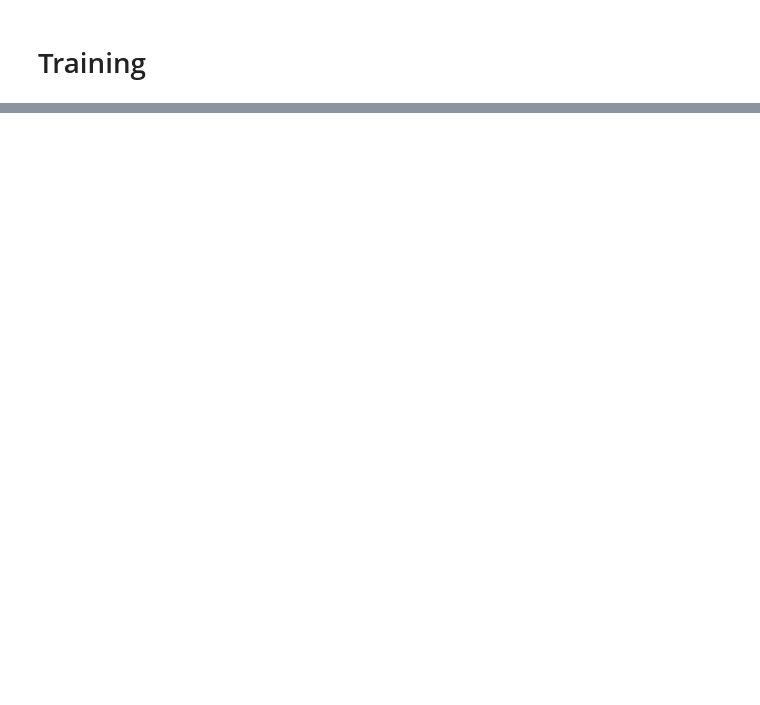
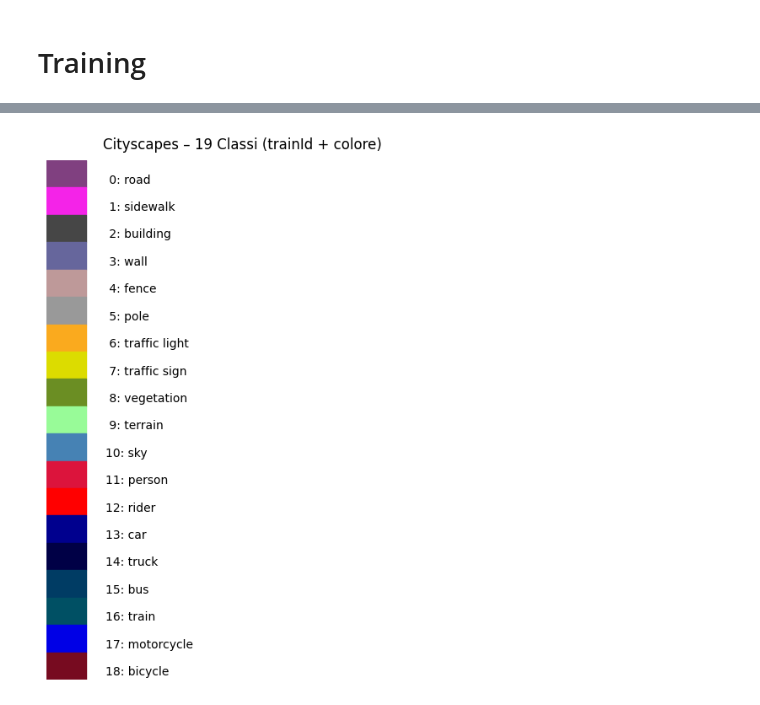
Before and after one commit to LorenzoBacchini/3D_perception_Project_1, a Jupyter notebook: U-Net.ipynb, the cells around one changed output, grey strips where cells are left out. Cells and saved outputs as stored; diff of their text form; code cells hidden in the pictures; blank space fills up the shorter version.

```diff
--- a/U-Net.ipynb
+++ b/U-Net.ipynb
@@ -271,0 +431,23 @@ for epoch in range(EPOCHS):
+# %%
+# Cytiscapes color map for the 19 classes (trainId)
+trainId2label = {
+     0:  ("road", (128, 64,128)),
+     1:  ("sidewalk", (244, 35,232)),
+     2:  ("building", (70, 70, 70)),
+     3:  ("wall", (102,102,156)),
+     4:  ("fence", (190,153,153)),
+     5:  ("pole", (153,153,153)),
+     6:  ("traffic light", (250,170, 30)),
+     7:  ("traffic sign", (220,220,  0)),
+     8:  ("vegetation", (107,142, 35)),
+     9:  ("terrain", (152,251,152)),
+    10: ("sky", (70,130,180)),
+    11: ("person", (220, 20, 60)),
+    12: ("rider", (255,  0,  0)),
+    13: ("car", (0,  0,142)),
+    14: ("truck", (0,  0, 70)),
+    15: ("bus", (0, 60,100)),
+    16: ("train", (0, 80,100)),
+    17: ("motorcycle", (0,  0,230)),
+    18: ("bicycle", (119, 11, 32))
+}
@@ -275,0 +523,18 @@ def create_mask(pred_mask):
+# %%
+# Crea figura
+fig, ax = plt.subplots(figsize=(6, 8))
+ax.set_xlim(0, 10)
+ax.set_ylim(0, len(trainId2label))
+ax.axis("off")
+
+# Disegna rettangolini colorati con testo accanto
+for i, (train_id, (name, color)) in enumerate(trainId2label.items()):
+    y = len(trainId2label) - i - 1
+    rgb = np.array(color) / 255.0  # normalizza per matplotlib
+    ax.add_patch(plt.Rectangle((0, y), 1, 1, color=rgb))
+    ax.text(1.5, y + 0.3, f"{train_id:2d}: {name}", fontsize=10, va="center")
+
+plt.title("Cityscapes – 19 Classi (trainId + colore)", fontsize=12, pad=10)
+plt.show()
+# %% [output]
+[figure, added]
```
Also changed, not shown: parts of 42 cells of this notebook.
